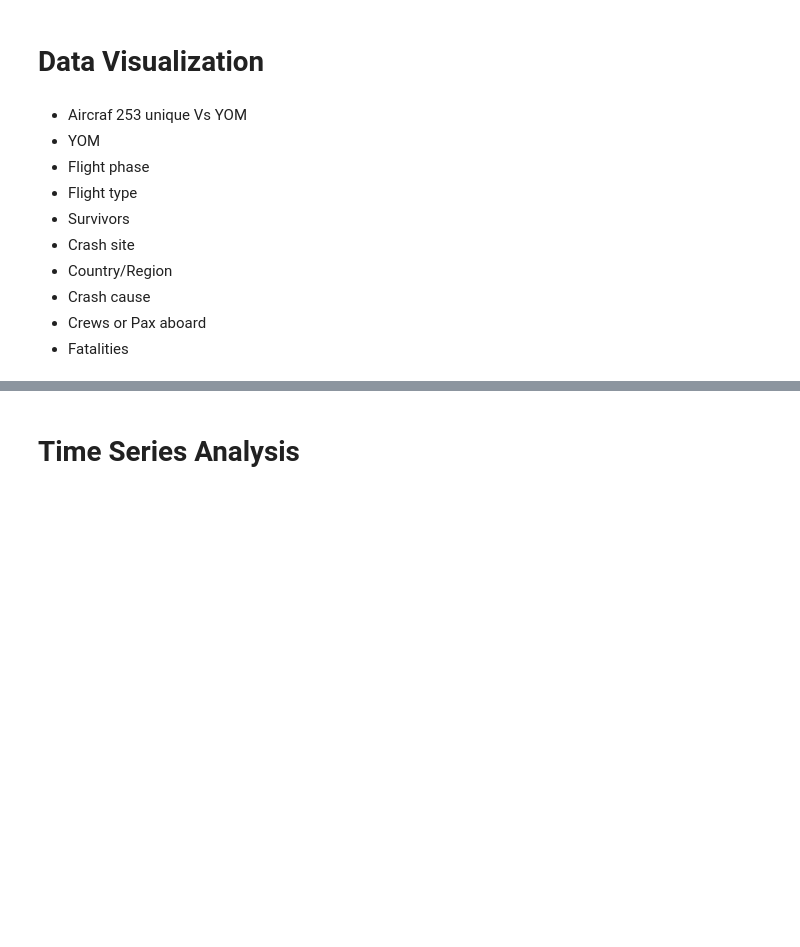
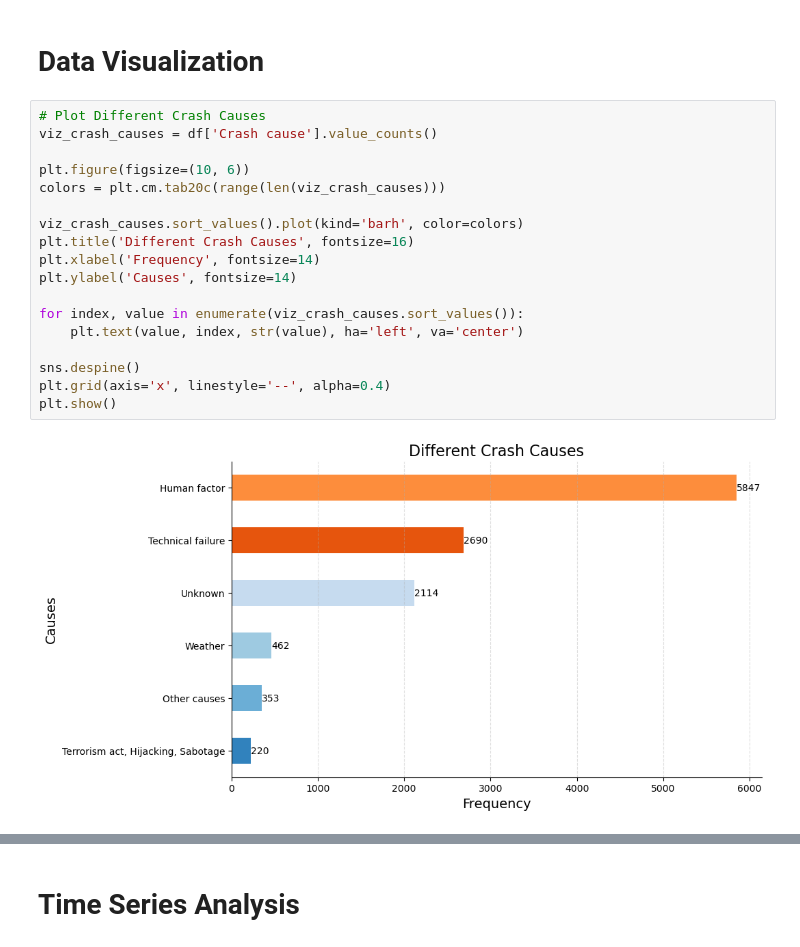
Before and after one commit to heitorgaf/Machine-Learning-for-Business, a Jupyter notebook: MLBus_HDipData_CA1.ipynb, the cells around one changed output, grey strips where cells are left out. Saved outputs shown, nothing was run; the diff lists cells and outputs as text; blank space fills up the shorter version.

```diff
--- a/MLBus_HDipData_CA1.ipynb
+++ b/MLBus_HDipData_CA1.ipynb
@@ -311,14 +311,23 @@ Flight phase_encoded    0
 dtype: int64
 # %% [markdown]
 # Data Visualization
-# %% [markdown]
-- Aircraf 253 unique Vs YOM
-- YOM
-- Flight phase
-- Flight type
-- Survivors
-- Crash site
-- Country/Region
-- Crash cause
-- Crews or Pax aboard
-- Fatalities
+# %%
+# Plot Different Crash Causes
+viz_crash_causes = df['Crash cause'].value_counts()
+
+plt.figure(figsize=(10, 6))
+colors = plt.cm.tab20c(range(len(viz_crash_causes)))
+
+viz_crash_causes.sort_values().plot(kind='barh', color=colors)
+plt.title('Different Crash Causes', fontsize=16)
+plt.xlabel('Frequency', fontsize=14)
+plt.ylabel('Causes', fontsize=14)
+
+for index, value in enumerate(viz_crash_causes.sort_values()):
+    plt.text(value, index, str(value), ha='left', va='center')
+
+sns.despine()
+plt.grid(axis='x', linestyle='--', alpha=0.4)
+plt.show()
+# %% [output]
+[figure, added]
```
Also changed, not shown: parts of 8 cells of this notebook.
